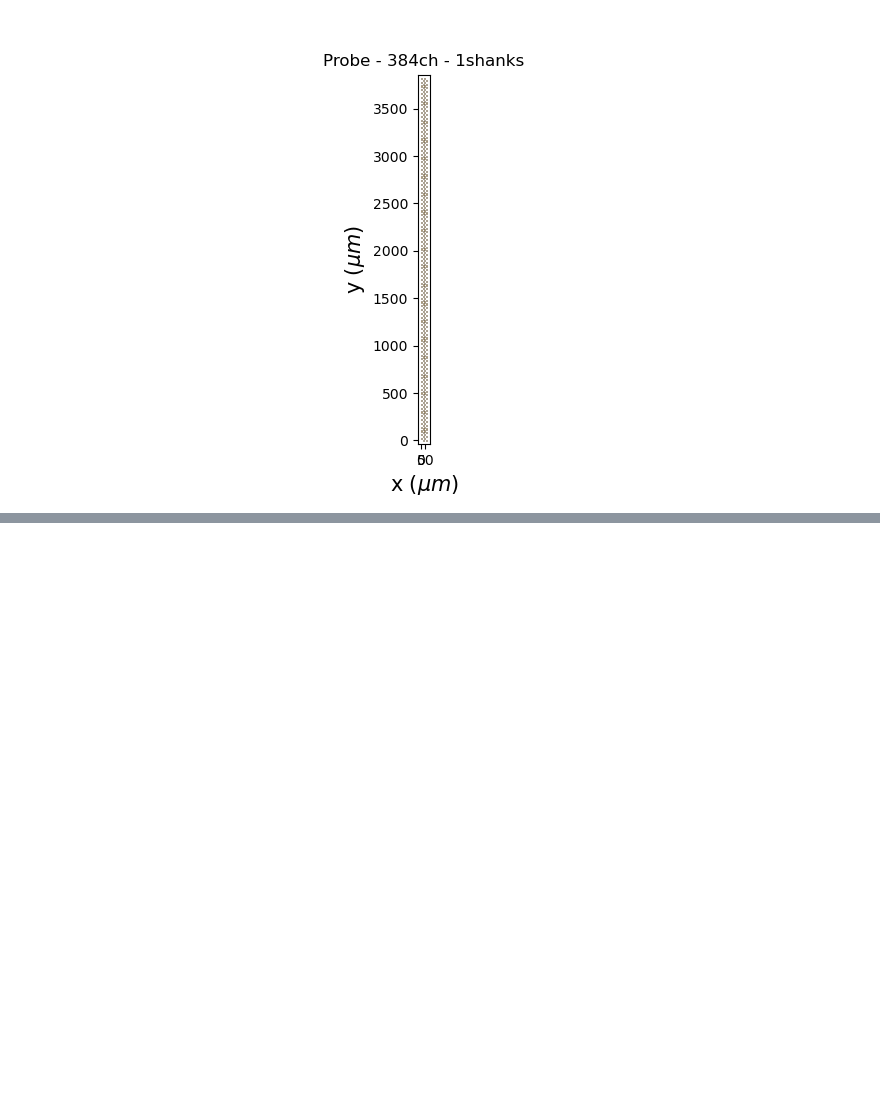
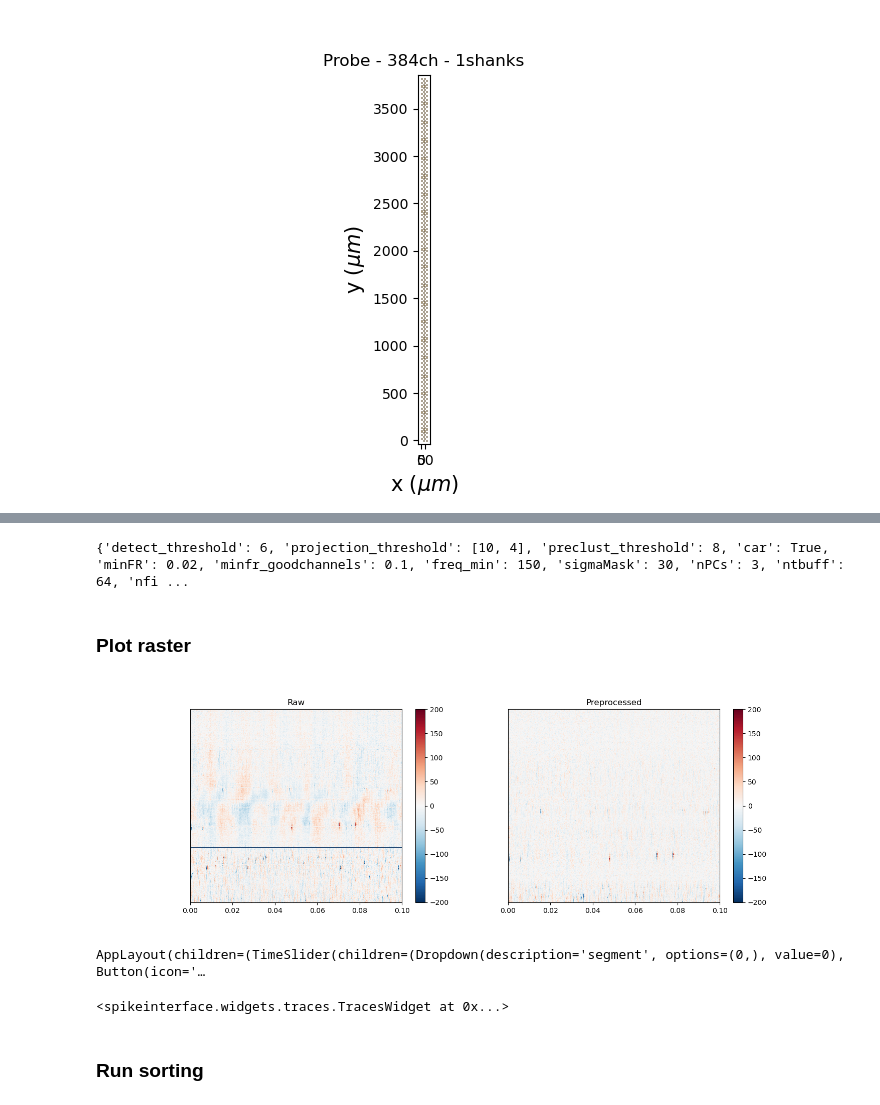
Before and after one commit to ikharitonov/sorting-pipeline, a Jupyter notebook: dev/allen_replication/allen_preprocessing.ipynb, the cells around one changed output, grey strips where cells are left out. Drawn from its saved outputs; the diff is of its cells as text; code cells hidden in the pictures; blank space fills up the shorter version.

```diff
--- a/dev/allen_replication/allen_preprocessing.ipynb
+++ b/dev/allen_replication/allen_preprocessing.ipynb
@@ -245,0 +87,7 @@ Running kilosort2 sorter inside /home/jupyter-ikharitonov/RANCZLAB-NAS/spikesort
+# %%
+# perform the phase shift (similar to IBL destriping or `tshift` option in CatGT):
+recordings['preprocessed'] = si.phase_shift(recordings['raw'], inter_sample_shift=adc_shifts()[0])
+# %%
+# detect noisy, dead, and out-of-brain channels
+bad_channel_ids, channel_labels = si.detect_bad_channels(recordings['preprocessed'])
+recordings['preprocessed'] = recordings['preprocessed'].remove_channels(remove_channel_ids=bad_channel_ids)
@@ -245,0 +98,5 @@ Running kilosort2 sorter inside /home/jupyter-ikharitonov/RANCZLAB-NAS/spikesort
+# %%
+recordings['preprocessed'] = si.highpass_filter(recordings['preprocessed'], freq_min=highpass_frequency)
+# %%
+# subtract the median across all channels
+recordings['preprocessed'] = si.common_reference(recordings['preprocessed'], operator="median", reference="global")
@@ -245,0 +121,22 @@ Running kilosort2 sorter inside /home/jupyter-ikharitonov/RANCZLAB-NAS/spikesort
+# %%
+print(parameter_dict)
+# %% [output]
+{'detect_threshold': 6, 'projection_threshold': [10, 4], 'preclust_threshold': 8, 'car': True, 'minFR': 0.02, 'minfr_goodchannels': 0.1, 'freq_min': 150, 'sigmaMask': 30, 'nPCs': 3, 'ntbuff': 64, 'nfi ...
+# %% [markdown]
+### Plot raster
+# %%
+fig,ax = plt.subplots(nrows=1, ncols=2, figsize=(15,5))
+ax[0].set_title('Raw')
+si.plot_traces(recordings['raw'], mode='map', time_range=[0, 0.1], backend='matplotlib', ax=ax[0])
+ax[1].set_title('Preprocessed')
+si.plot_traces(recordings['preprocessed'], mode='map', time_range=[0, 0.1], backend='matplotlib', ax=ax[1])
+plt.show()
+# %% [output]
+[figure, added]
+# %%
+si.plot_traces(recordings['preprocessed'], mode='map', time_range=[0, 0.1], backend=backend, height_cm=25, width_cm=60)
+# %% [output]
+AppLayout(children=(TimeSlider(children=(Dropdown(description='segment', options=(0,), value=0), Button(icon='…
+<spikeinterface.widgets.traces.TracesWidget at 0x...>
+# %% [markdown]
+### Run sorting
```
Also changed, not shown: parts of 41 cells of this notebook, 12 other files.
